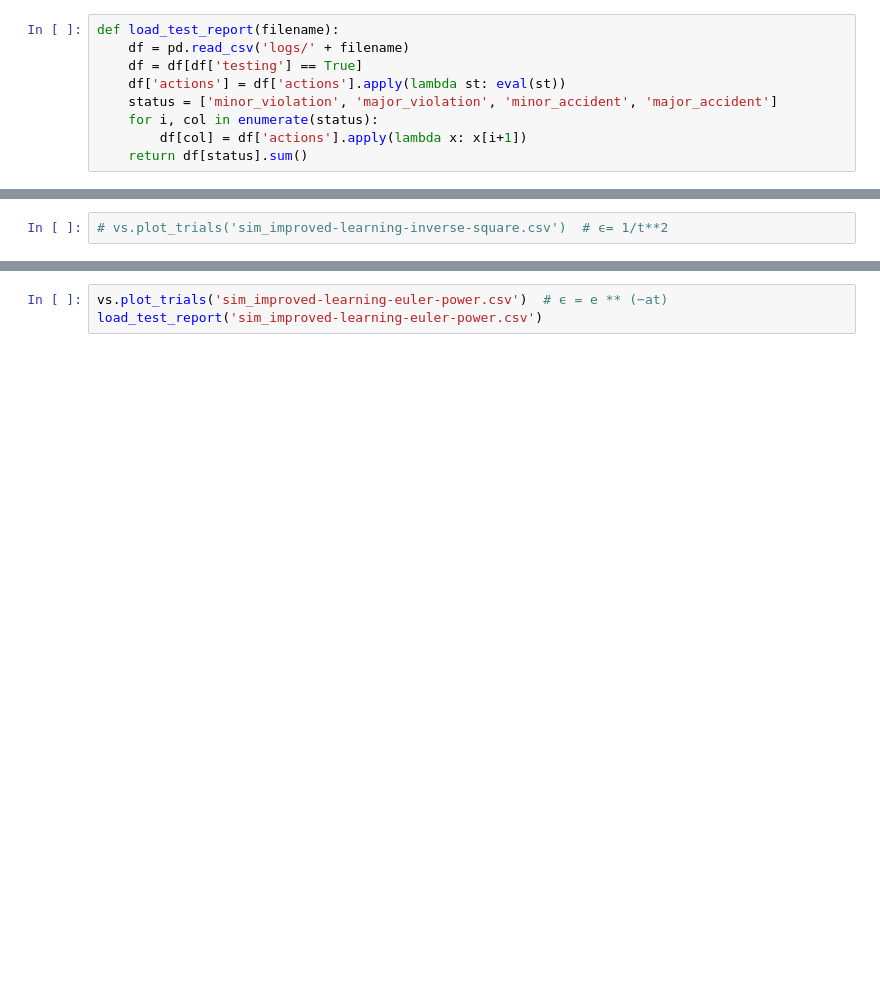
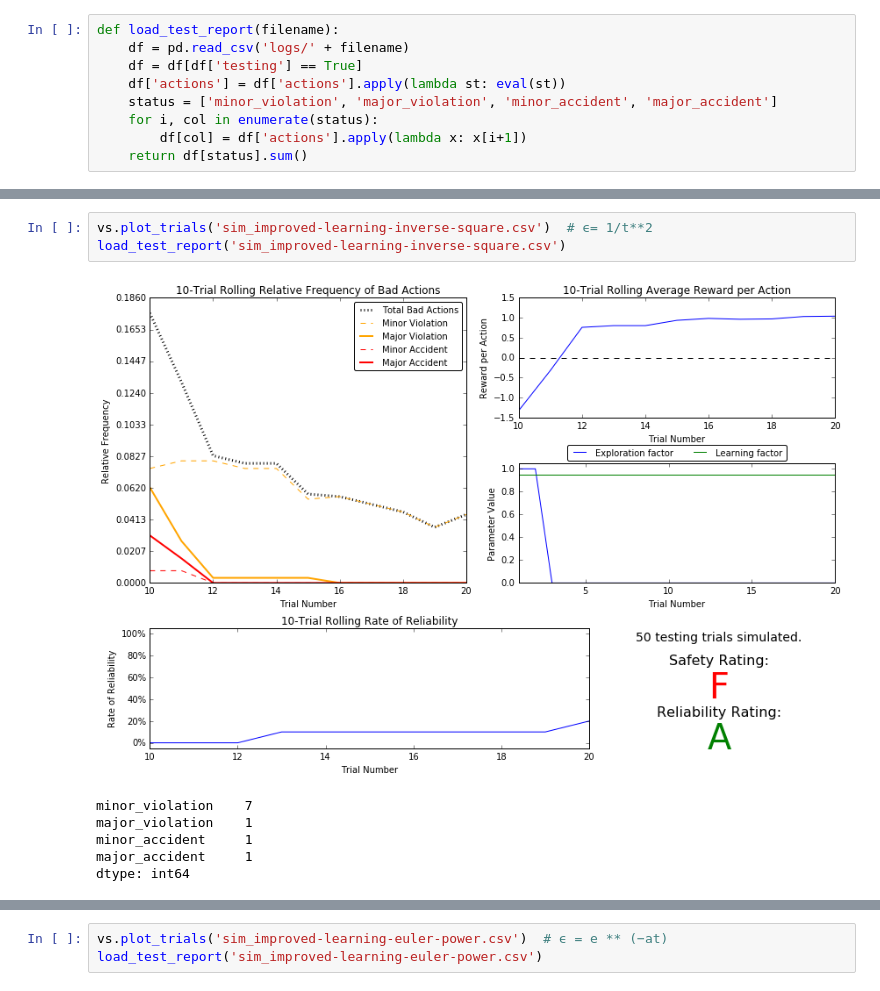
Before and after one commit to vhquang/machine-learning, a Jupyter notebook: projects/smartcab/smartcab.ipynb, the cells around one changed output, grey strips where cells are left out. Cells and saved outputs as stored; diff of their text form; blank space fills up the shorter version.

```diff
--- a/projects/smartcab/smartcab.ipynb
+++ b/projects/smartcab/smartcab.ipynb
@@ -268,4 +274,12 @@ minor_accident      2
 major_accident      1
 dtype: int64
 # %%
-# vs.plot_trials('sim_improved-learning-inverse-square.csv')  # ϵ= 1/t**2
+vs.plot_trials('sim_improved-learning-inverse-square.csv')  # ϵ= 1/t**2
+load_test_report('sim_improved-learning-inverse-square.csv')
+# %% [output]
+[figure, added]
+minor_violation    7
+major_violation    1
+minor_accident     1
+major_accident     1
+dtype: int64
```
Also changed, not shown: parts of 6 cells of this notebook, 7 other files.
